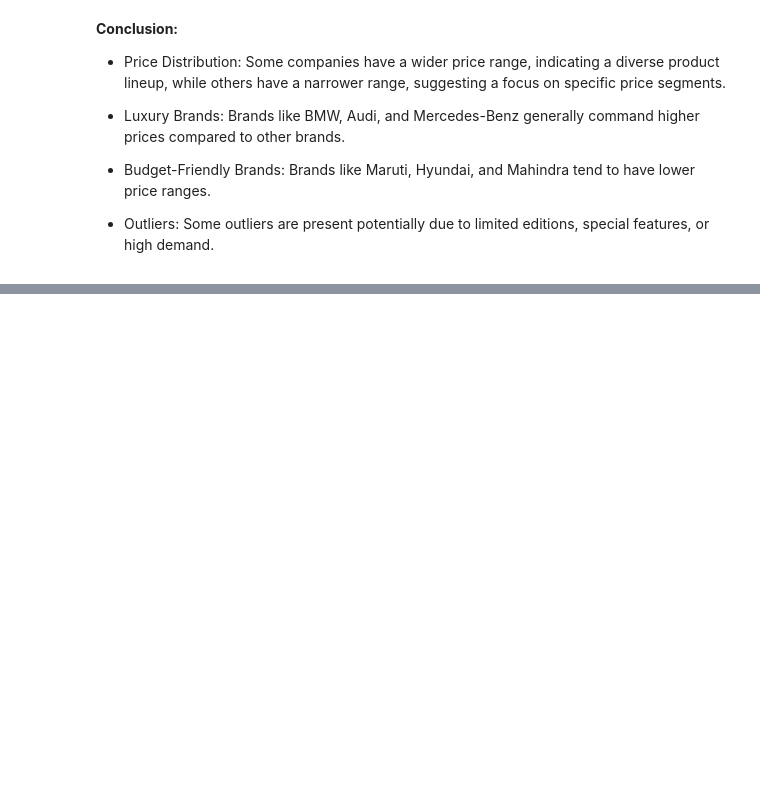
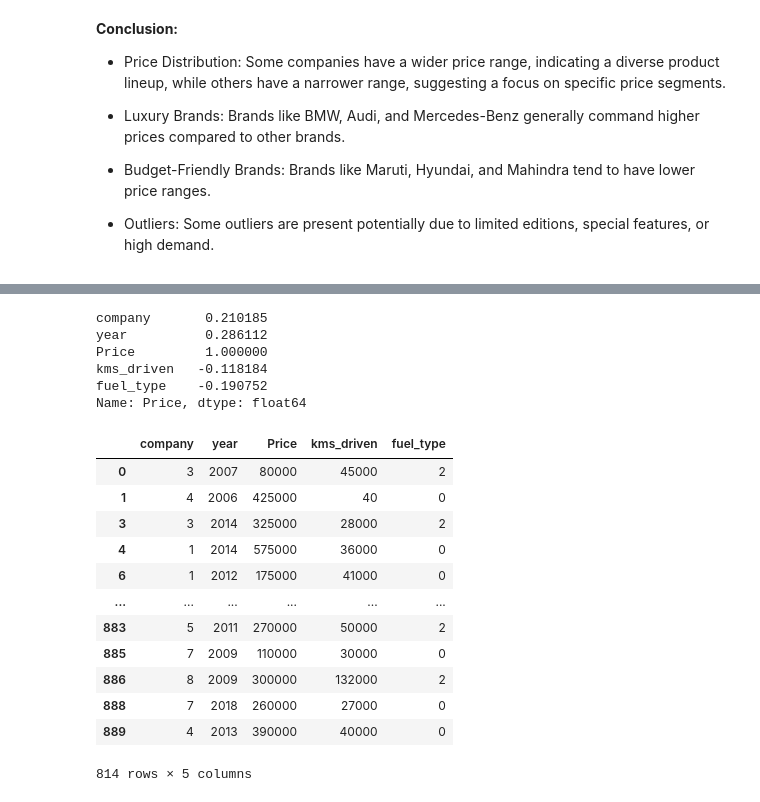
Before and after one commit to syed-ateeb-naveed/ML-CEP, a Jupyter notebook: ML_CEP.ipynb, the cells around one changed output, grey strips where cells are left out. Cells and saved outputs as stored; diff of their text form; code cells hidden in the pictures; blank space fills up the shorter version.

```diff
--- a/ML_CEP.ipynb
+++ b/ML_CEP.ipynb
@@ -522,0 +600,2 @@ plt.show()
+# %%
+label_encoder = LabelEncoder()
@@ -522,0 +680,26 @@ plt.show()
+# %%
+corr = X.corr()
+corr["Price"]
+# %% [output]
+company       0.210185
+year          0.286112
+Price         1.000000
+kms_driven   -0.118184
+fuel_type    -0.190752
+Name: Price, dtype: float64
+# %%
+X
+# %% [output]
+|  | company | year | Price | kms_driven | fuel_type |
+| 0 | 3 | 2007 | 80000 | 45000 | 2 |
+| 1 | 4 | 2006 | 425000 | 40 | 0 |
+| 3 | 3 | 2014 | 325000 | 28000 | 2 |
+| 4 | 1 | 2014 | 575000 | 36000 | 0 |
+| 6 | 1 | 2012 | 175000 | 41000 | 0 |
+| ... | ... | ... | ... | ... | ... |
+| 883 | 5 | 2011 | 270000 | 50000 | 2 |
+| 885 | 7 | 2009 | 110000 | 30000 | 0 |
+| 886 | 8 | 2009 | 300000 | 132000 | 2 |
+| 888 | 7 | 2018 | 260000 | 27000 | 0 |
+| 889 | 4 | 2013 | 390000 | 40000 | 0 |
+814 rows × 5 columns
```
Also changed, not shown: parts of 24 cells of this notebook.
